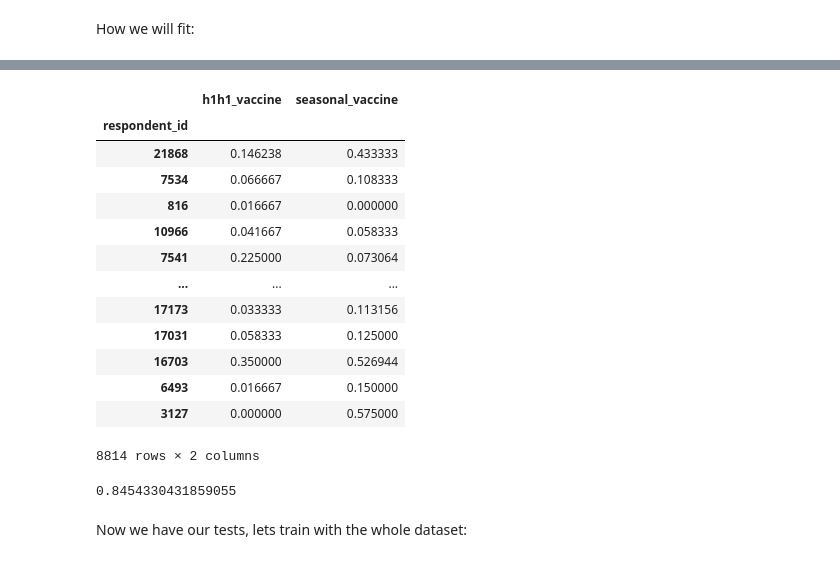
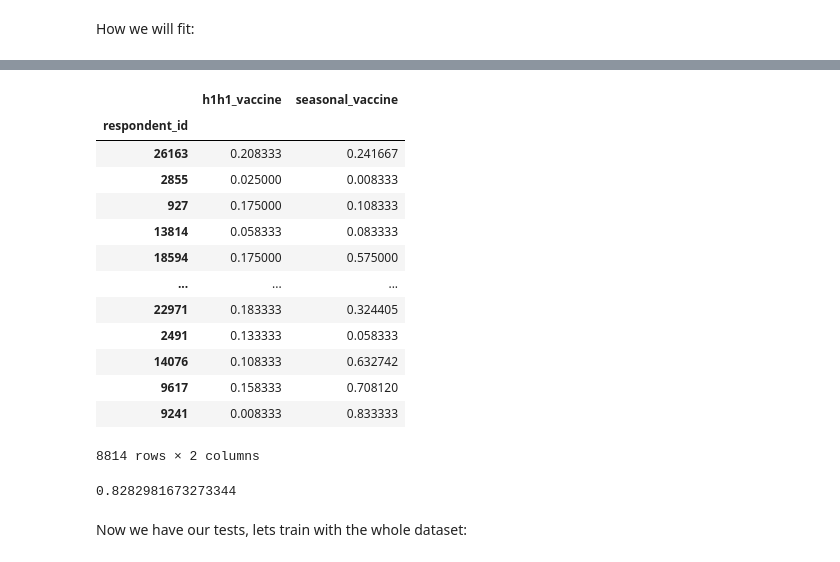
Before and after one commit to aydinmercan/h1n1_vaccine_learning, a Jupyter notebook: rf.ipynb, the cells around one changed output, grey strips where cells are left out. Drawn from its saved outputs; the diff is of its cells as text; code cells hidden in the pictures.

```diff
--- a/rf.ipynb
+++ b/rf.ipynb
@@ -22,24 +27,29 @@ For now we will be ok with 30 depth which is already too much.
 # %%
-ESTIMATOR_LEN = 120
-MAX_DEPTH = 30
+ESTIMATOR_LEN = 500000
+MAX_DEPTH = 4
+
+estimator_range = range(1, 99001, 10)
+depth_range = range(1, 31)
+
+pd.options.display.max_rows = 4000
+pd.options.display.max_columns = 4000
 # %% [markdown]
 First we will load the data
 # %%
-features_all_df = pd.read_csv("training_set_features.csv", index_col="respondent_id")
-labels_all_df = pd.read_csv("training_set_labels.csv", index_col="respondent_id")
+raw_all_features_df = pd.read_csv("training_set_features.csv", index_col="respondent_id")
+all_labels_df = pd.read_csv("training_set_labels.csv", index_col="respondent_id")
 
 test_set_features_df = pd.read_csv("test_set_features.csv", index_col="respondent_id")
 
 submission_df = pd.read_csv("submission_format.csv", index_col="respondent_id")
 
-features_raw_df, features_test_raw_df, labels_df, labels_test_df = train_test_split(
-    features_all_df,
-    labels_all_df,
+raw_train_features_df, raw_test_features_df, train_labels_df, test_labels_df = train_test_split(
+    raw_all_features_df,
+    all_labels_df,
     test_size=0.33,
     shuffle=True,
-    stratify=labels_all_df,
-    random_state=123321
-   # random_state=31415
+    stratify=all_labels_df,
+    random_state=25519
 )
 
-features_raw_df
+raw_train_features_df
@@ -61,7 +56,6 @@ features_raw_df
 # %%
 def ordinalize(features: pd.DataFrame, raw: pd.DataFrame, name: str) -> pd.DataFrame:
     ordinal_arr = OrdinalEncoder().fit_transform(raw[[name]])
-
 
     features.drop(name, axis=1)
     features[name] = ordinal_arr
@@ -82,18 +76,17 @@ def onehotize(features: pd.DataFrame, raw: pd.DataFrame, name: str) -> pd.DataFr
 
 def normalize(in_df: pd.DataFrame) -> pd.DataFrame:
     out_df = in_df
-    out_df = onehotize(out_df, in_df, ["employment_industry", "employment_occupation", "race", "hhs_geo_region", "census_msa"])
+    out_df = onehotize(out_df, in_df, ["employment_industry", "employment_occupation", "race", "employment_status", "hhs_geo_region", "census_msa"])
     out_df = ordinalize(out_df, in_df, "age_group")
     out_df = ordinalize(out_df, in_df, "education")
     out_df = ordinalize(out_df, in_df, "sex")
     out_df = ordinalize(out_df, in_df, "income_poverty")
     out_df = ordinalize(out_df, in_df, "marital_status")
     out_df = ordinalize(out_df, in_df, "rent_or_own")
-    out_df = ordinalize(out_df, in_df, "employment_status")
-    return out_df.replace(np.nan, -1)
+    return out_df.fillna(out_df.mean())
 
+train_features_df = normalize(raw_train_features_df)
 
-features_df = normalize(features_raw_df)
-features_test_df = normalize(features_test_raw_df)
+test_features_df = normalize(raw_test_features_df)
 
-features_df
+train_features_df
@@ -125,4 +103,4 @@ How we will fit:
 # %%
 %%time
 
-regress_multirf.fit(features_df, labels_df)
+regress_multirf.fit(train_features_df, train_labels_df)
@@ -135,27 +146,27 @@ MultiOutputRegressor(estimator=RandomForestRegressor(max_depth=30,
 # %%
-preds = regress_multirf.predict(features_test_df)
+preds = regress_multirf.predict(test_features_df)
 
-preds_df = pd.DataFrame({"h1h1_vaccine": preds[:, 0], "seasonal_vaccine": preds[:, 1],}, index=labels_test_df.index)
+preds_df = pd.DataFrame({"h1h1_vaccine": preds[:, 0], "seasonal_vaccine": preds[:, 1],}, index=test_labels_df.index)
 preds_df
 # %% [output]
 |  | h1h1_vaccine | seasonal_vaccine |
 | respondent_id |  |  |
-| 21868 | 0.146238 | 0.433333 |
-| 7534 | 0.066667 | 0.108333 |
-| 816 | 0.016667 | 0.000000 |
-| 10966 | 0.041667 | 0.058333 |
-| 7541 | 0.225000 | 0.073064 |
+| 26163 | 0.208333 | 0.241667 |
+| 2855 | 0.025000 | 0.008333 |
+| 927 | 0.175000 | 0.108333 |
+| 13814 | 0.058333 | 0.083333 |
+| 18594 | 0.175000 | 0.575000 |
 | ... | ... | ... |
-| 17173 | 0.033333 | 0.113156 |
-| 17031 | 0.058333 | 0.125000 |
-| 16703 | 0.350000 | 0.526944 |
-| 6493 | 0.016667 | 0.150000 |
-| 3127 | 0.000000 | 0.575000 |
+| 22971 | 0.183333 | 0.324405 |
+| 2491 | 0.133333 | 0.058333 |
+| 14076 | 0.108333 | 0.632742 |
+| 9617 | 0.158333 | 0.708120 |
+| 9241 | 0.008333 | 0.833333 |
 8814 rows × 2 columns
 # %%
-roc_auc_score(labels_test_df, preds_df)
+roc_auc_score(test_labels_df, preds_df)
 # %% [output]
-0.8454330431859055
+0.8282981673273344
 # %% [markdown]
 Now we have our tests, lets train with the whole dataset:
 # %%
```
Also changed, not shown: parts of 9 cells of this notebook, 1 other file.
